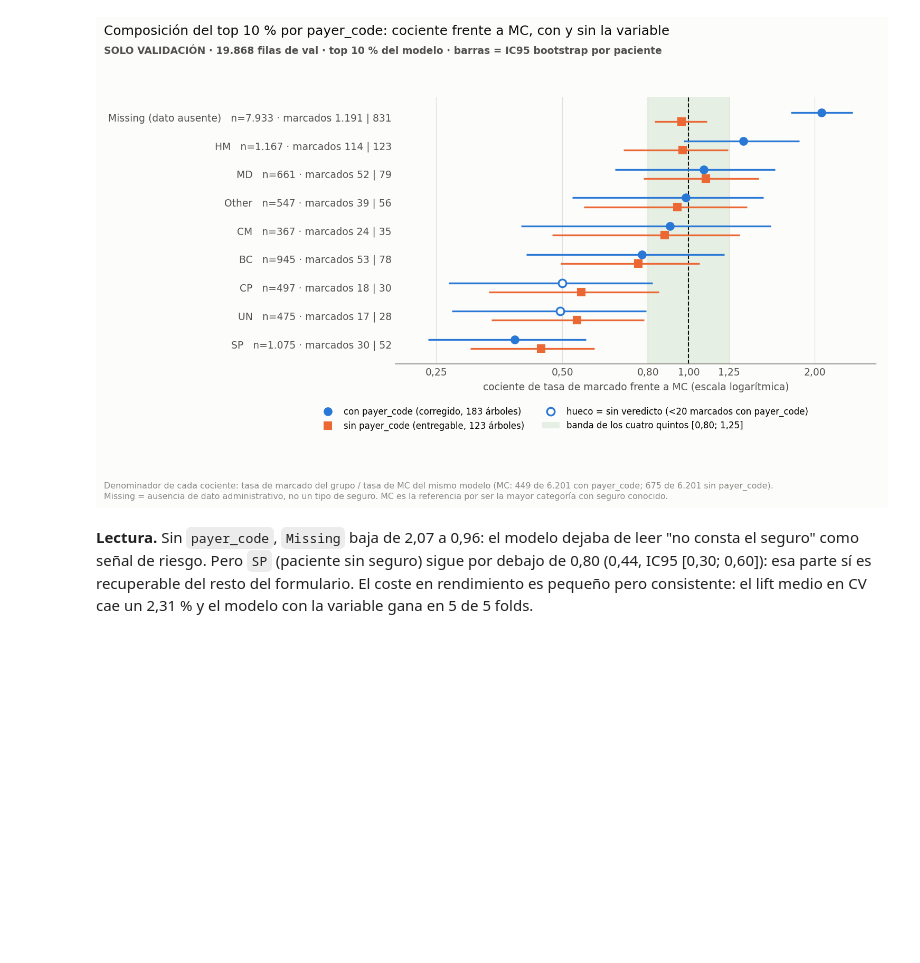
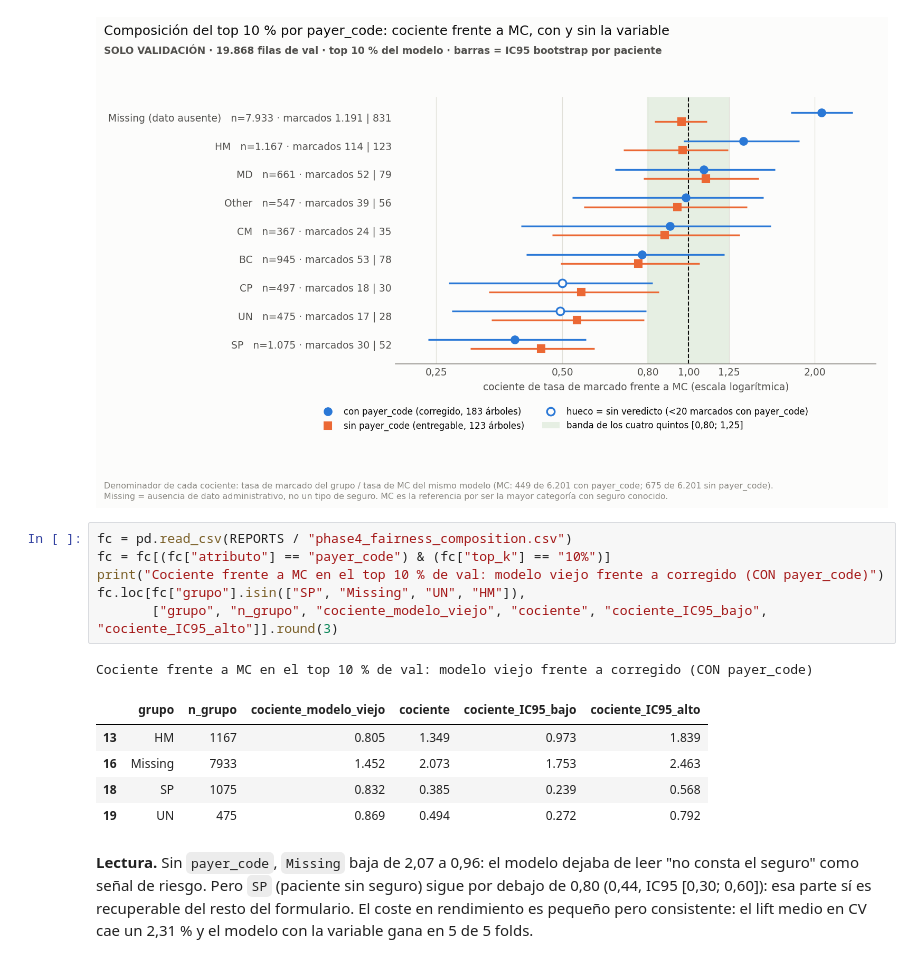
Before and after one commit to jaimepedrosacom-max/xai-diabetes-readmission, a Jupyter notebook: notebooks/analisis.ipynb, the cells around one changed output. Drawn from its saved outputs; the diff is of its cells as text; blank space fills up the shorter version.

```diff
--- a/notebooks/analisis.ipynb
+++ b/notebooks/analisis.ipynb
@@ -393,6 +442,19 @@ else:
     print("Falta la figura B: ejecutar src/phase4_figures.py")
 # %% [output]
 [figure]
+# %%
+fc = pd.read_csv(REPORTS / "phase4_fairness_composition.csv")
+fc = fc[(fc["atributo"] == "payer_code") & (fc["top_k"] == "10%")]
+print("Cociente frente a MC en el top 10 % de val: modelo viejo frente a corregido (CON payer_code)")
+fc.loc[fc["grupo"].isin(["SP", "Missing", "UN", "HM"]),
+       ["grupo", "n_grupo", "cociente_modelo_viejo", "cociente", "cociente_IC95_bajo", "cociente_IC95_alto"]].round(3)
+# %% [output]
+Cociente frente a MC en el top 10 % de val: modelo viejo frente a corregido (CON payer_code)
+|  | grupo | n_grupo | cociente_modelo_viejo | cociente | cociente_IC95_bajo | cociente_IC95_alto |
+| 13 | HM | 1167 | 0.805 | 1.349 | 0.973 | 1.839 |
+| 16 | Missing | 7933 | 1.452 | 2.073 | 1.753 | 2.463 |
+| 18 | SP | 1075 | 0.832 | 0.385 | 0.239 | 0.568 |
+| 19 | UN | 475 | 0.869 | 0.494 | 0.272 | 0.792 |
 # %% [markdown]
 **Lectura.** Sin `payer_code`, `Missing` baja de 2,07 a 0,96: el modelo dejaba de leer "no consta el
 seguro" como señal de riesgo. Pero `SP` (paciente sin seguro) sigue por debajo de 0,80 (0,44, IC95
```
Also changed, not shown: parts of 6 cells of this notebook.
